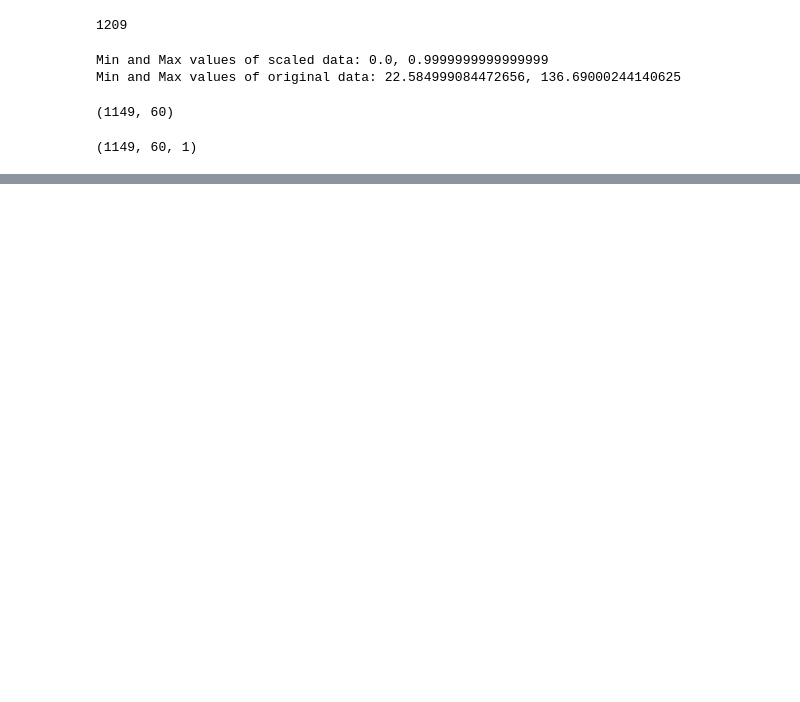
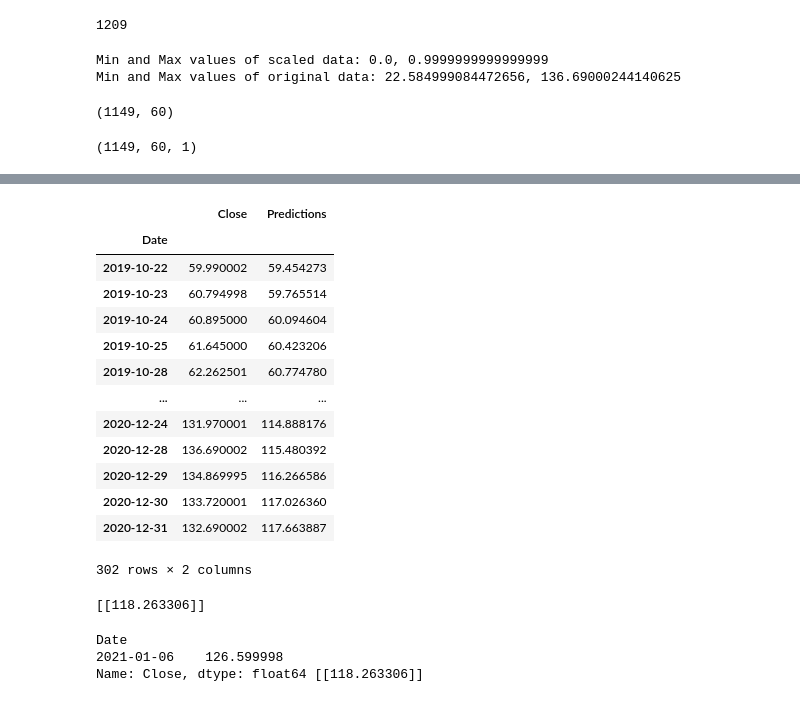
Before and after one commit to VedantDesai11/LSTM_stock_price_predictor, a Jupyter notebook: StockPricePredictor.ipynb, the cells around one changed output, grey strips where cells are left out. Cells and saved outputs as stored; diff of their text form; code cells hidden in the pictures; blank space fills up the shorter version.

```diff
--- a/StockPricePredictor.ipynb
+++ b/StockPricePredictor.ipynb
@@ -144,0 +181,56 @@ for i in range(60, len(test_data)):
+# %%
+# Show the valid and predicted prices
+valid
+# %% [output]
+|  | Close | Predictions |
+| Date |  |  |
+| 2019-10-22 | 59.990002 | 59.454273 |
+| 2019-10-23 | 60.794998 | 59.765514 |
+| 2019-10-24 | 60.895000 | 60.094604 |
+| 2019-10-25 | 61.645000 | 60.423206 |
+| 2019-10-28 | 62.262501 | 60.774780 |
+| ... | ... | ... |
+| 2020-12-24 | 131.970001 | 114.888176 |
+| 2020-12-28 | 136.690002 | 115.480392 |
+| 2020-12-29 | 134.869995 | 116.266586 |
+| 2020-12-30 | 133.720001 | 117.026360 |
+| 2020-12-31 | 132.690002 | 117.663887 |
+302 rows × 2 columns
+# %%
+# Get the quote
+apple_quote = web.DataReader('AAPL', 'yahoo', start_date, end='2021-01-05')
+
+# Create a new df
+new_df = apple_quote.filter(['Close'])
+
+# Get the last 60 day closing price values and convert df to array
+last_60_days = new_df[-60:].values
+
+# Scale the data between 0 - 1
+last_60_days_scaled = scaler.transform(last_60_days)
+# Create an empty list
+X_test = [last_60_days_scaled]
+
+# Append last 60 days and convert to np.array
+X_test = np.array(X_test)
+
+# reshape data
+X_test = np.reshape(X_test, (X_test.shape[0], X_test.shape[1], 1))
+
+# Get predicted scaled price
+pred_price = model.predict(X_test)
+
+# Undo scaling
+pred_price = scaler.inverse_transform(pred_price)
+
+print(pred_price)
+# %% [output]
+[[118.263306]]
+# %%
+# Get the quote
+apple_quote2 = web.DataReader('AAPL', 'yahoo', start='2021-01-06', end='2021-01-06')
+print(apple_quote2['Close'], pred_price)
+# %% [output]
+Date
+2021-01-06    126.599998
+Name: Close, dtype: float64 [[118.263306]]
```
Also changed, not shown: parts of 8 cells of this notebook.
